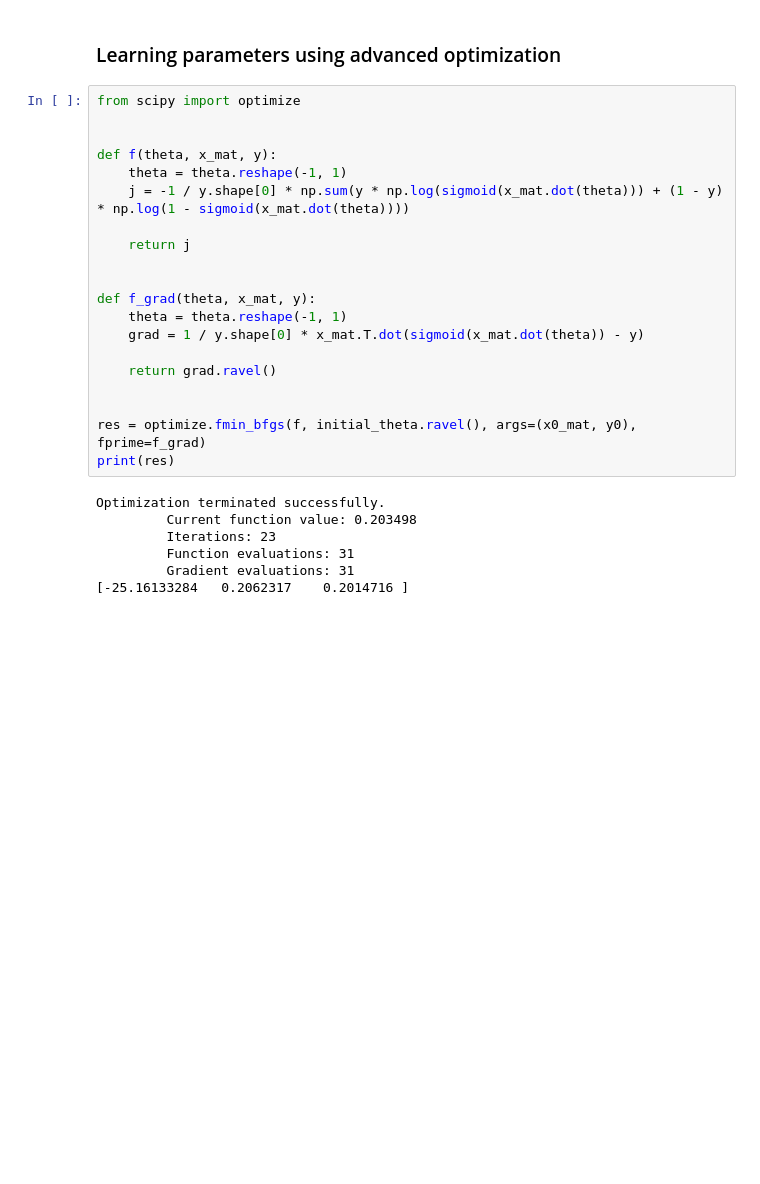
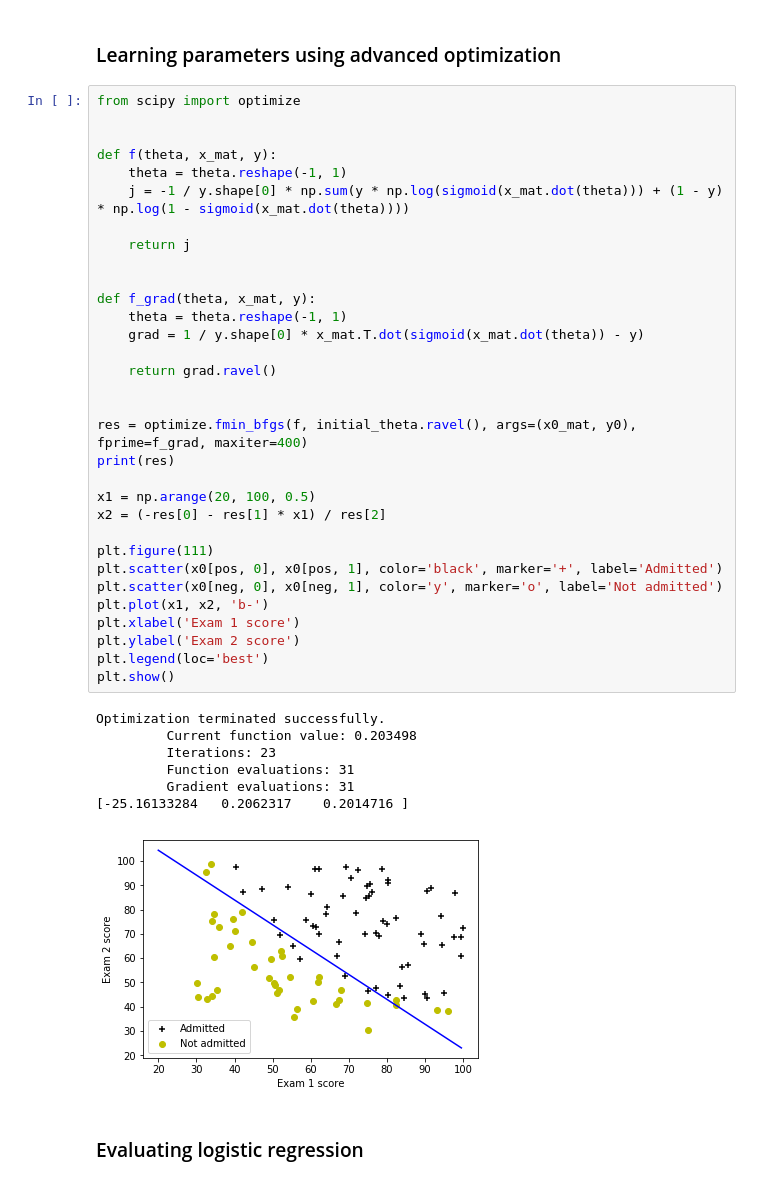
Before and after one commit to ZhuHaizhen/AndrewNg-ML-Python-Implementation, a Jupyter notebook: logistic_regression.ipynb, the cells around one changed output. Saved outputs shown, nothing was run; the diff lists cells and outputs as text; blank space fills up the shorter version.

```diff
--- a/logistic_regression.ipynb
+++ b/logistic_regression.ipynb
@@ -65,27 +65,42 @@ print(cost_function(x0_mat, y0, test_theta))
 # %%
 from scipy import optimize
 
 
 def f(theta, x_mat, y):
     theta = theta.reshape(-1, 1)
     j = -1 / y.shape[0] * np.sum(y * np.log(sigmoid(x_mat.dot(theta))) + (1 - y) * np.log(1 - sigmoid(x_mat.dot(theta))))
 
     return j
 
 
 def f_grad(theta, x_mat, y):
     theta = theta.reshape(-1, 1)
     grad = 1 / y.shape[0] * x_mat.T.dot(sigmoid(x_mat.dot(theta)) - y)
 
     return grad.ravel()
 
 
-res = optimize.fmin_bfgs(f, initial_theta.ravel(), args=(x0_mat, y0), fprime=f_grad)
+res = optimize.fmin_bfgs(f, initial_theta.ravel(), args=(x0_mat, y0), fprime=f_grad, maxiter=400)
 print(res)
+
+x1 = np.arange(20, 100, 0.5)
+x2 = (-res[0] - res[1] * x1) / res[2]
+
+plt.figure(111)
+plt.scatter(x0[pos, 0], x0[pos, 1], color='black', marker='+', label='Admitted')
+plt.scatter(x0[neg, 0], x0[neg, 1], color='y', marker='o', label='Not admitted')
+plt.plot(x1, x2, 'b-')
+plt.xlabel('Exam 1 score')
+plt.ylabel('Exam 2 score')
+plt.legend(loc='best')
+plt.show()
 # %% [output]
 Optimization terminated successfully.
          Current function value: 0.203498
          Iterations: 23
          Function evaluations: 31
          Gradient evaluations: 31
 [-25.16133284   0.2062317    0.2014716 ]
+[figure, added]
+# %% [markdown]
+### Evaluating logistic regression
```
Also changed, not shown: parts of 8 cells of this notebook.
